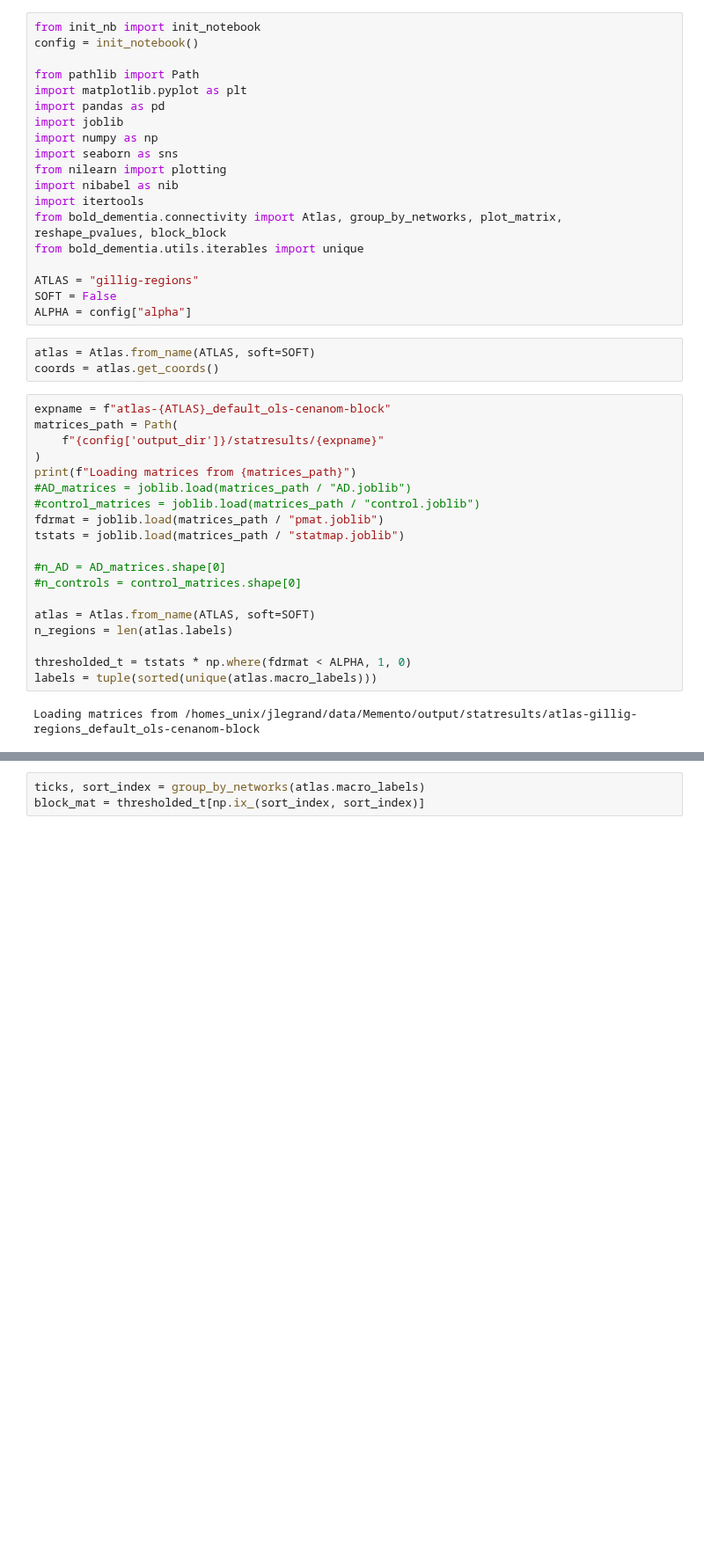
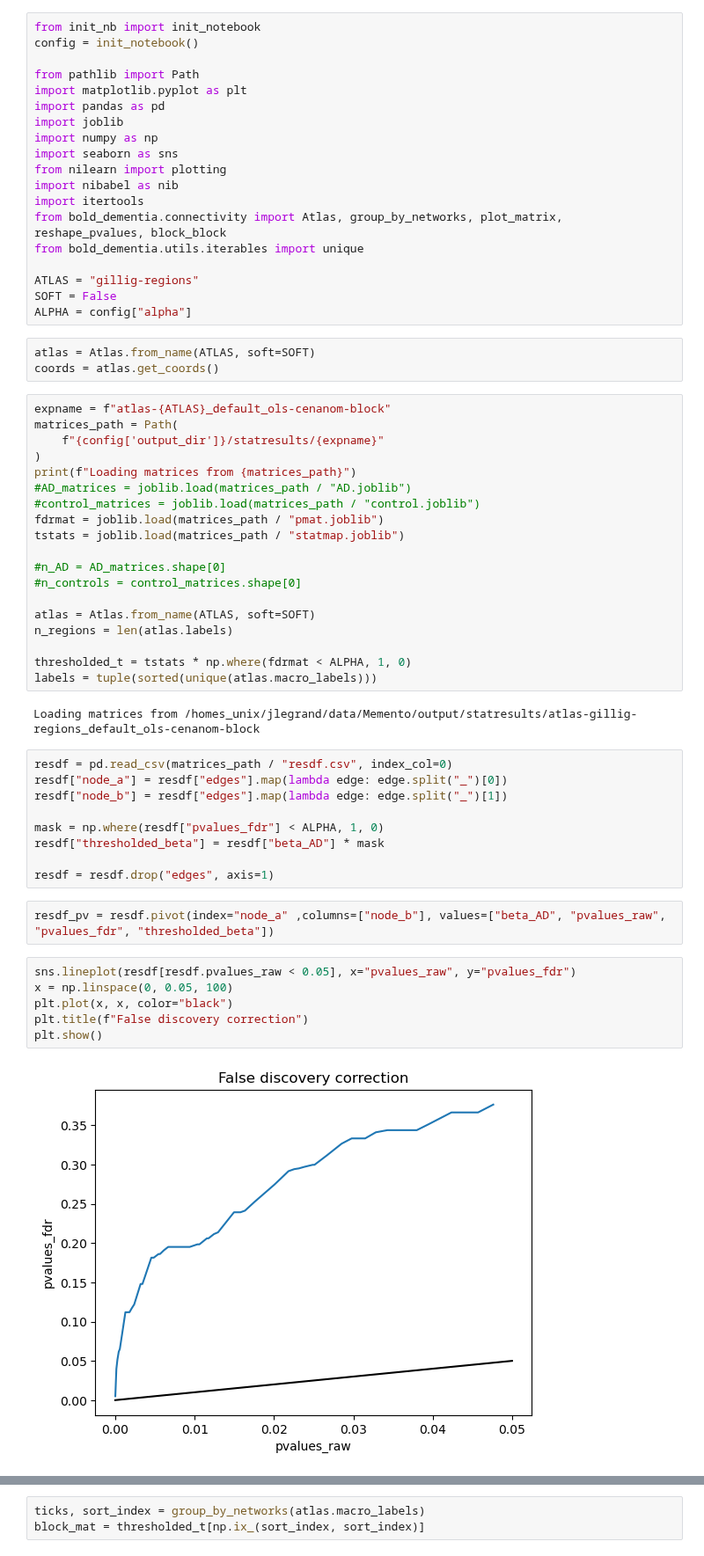
Before and after one commit to jonathan-legrand/bold-dementia, a Jupyter notebook: notebooks/visualize_networks.ipynb, the cells around one changed output, grey strips where cells are left out. Shown at 88% size. Cells and saved outputs as stored; diff of their text form; blank space fills up the shorter version.

```diff
--- a/notebooks/visualize_networks.ipynb
+++ b/notebooks/visualize_networks.ipynb
@@ -41,3 +41,22 @@ thresholded_t = tstats * np.where(fdrmat < ALPHA, 1, 0)
 labels = tuple(sorted(unique(atlas.macro_labels)))
 # %% [output]
 Loading matrices from /homes_unix/jlegrand/data/Memento/output/statresults/atlas-gillig-regions_default_ols-cenanom-block
+# %%
+resdf = pd.read_csv(matrices_path / "resdf.csv", index_col=0)
+resdf["node_a"] = resdf["edges"].map(lambda edge: edge.split("_")[0])
+resdf["node_b"] = resdf["edges"].map(lambda edge: edge.split("_")[1])
+
+mask = np.where(resdf["pvalues_fdr"] < ALPHA, 1, 0)
+resdf["thresholded_beta"] = resdf["beta_AD"] * mask
+
+resdf = resdf.drop("edges", axis=1)
+# %%
+resdf_pv = resdf.pivot(index="node_a" ,columns=["node_b"], values=["beta_AD", "pvalues_raw", "pvalues_fdr", "thresholded_beta"])
+# %%
+sns.lineplot(resdf[resdf.pvalues_raw < 0.05], x="pvalues_raw", y="pvalues_fdr")
+x = np.linspace(0, 0.05, 100)
+plt.plot(x, x, color="black")
+plt.title(f"False discovery correction")
+plt.show()
+# %% [output]
+[figure, added]
```
Also changed, not shown: parts of 14 cells of this notebook, 4 other files.
